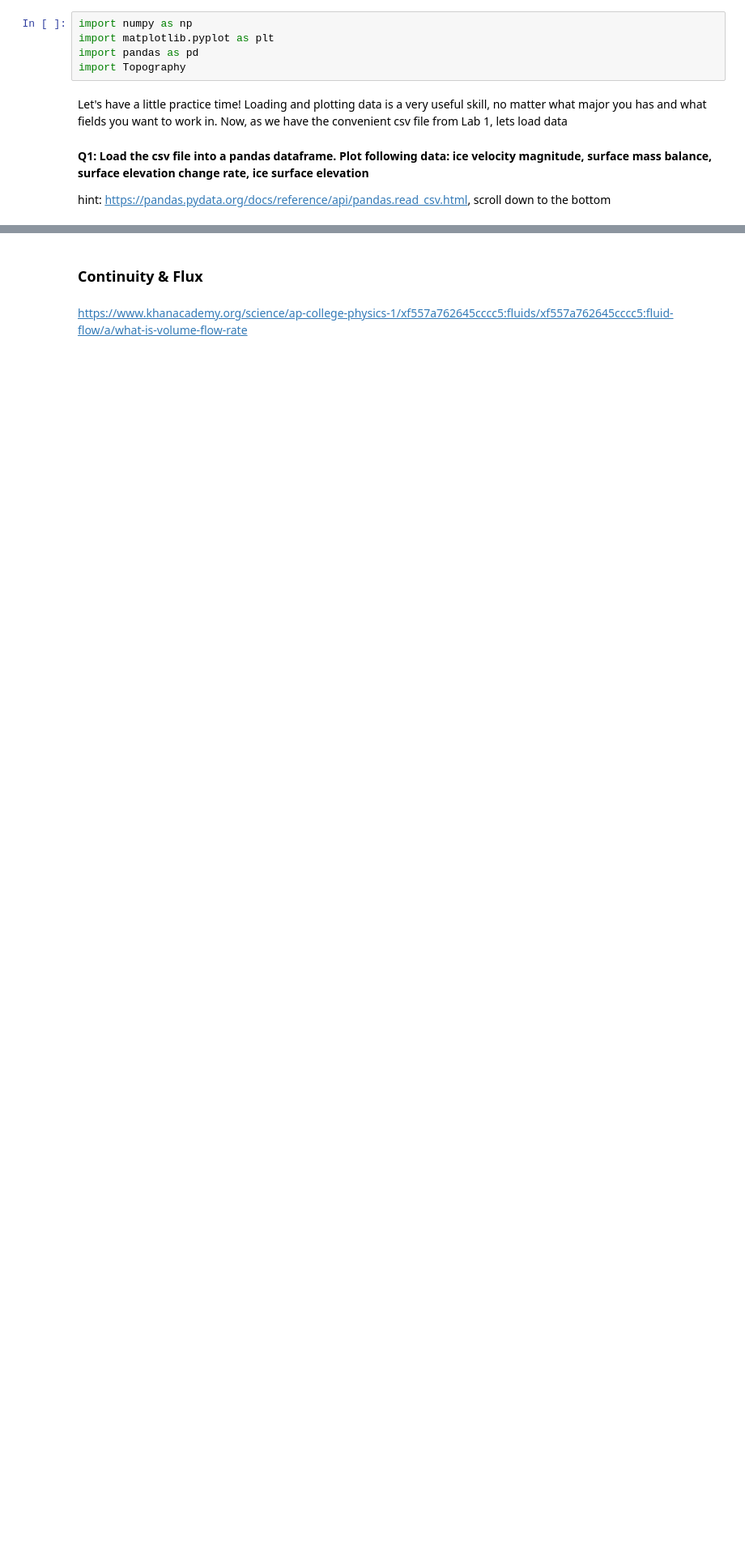
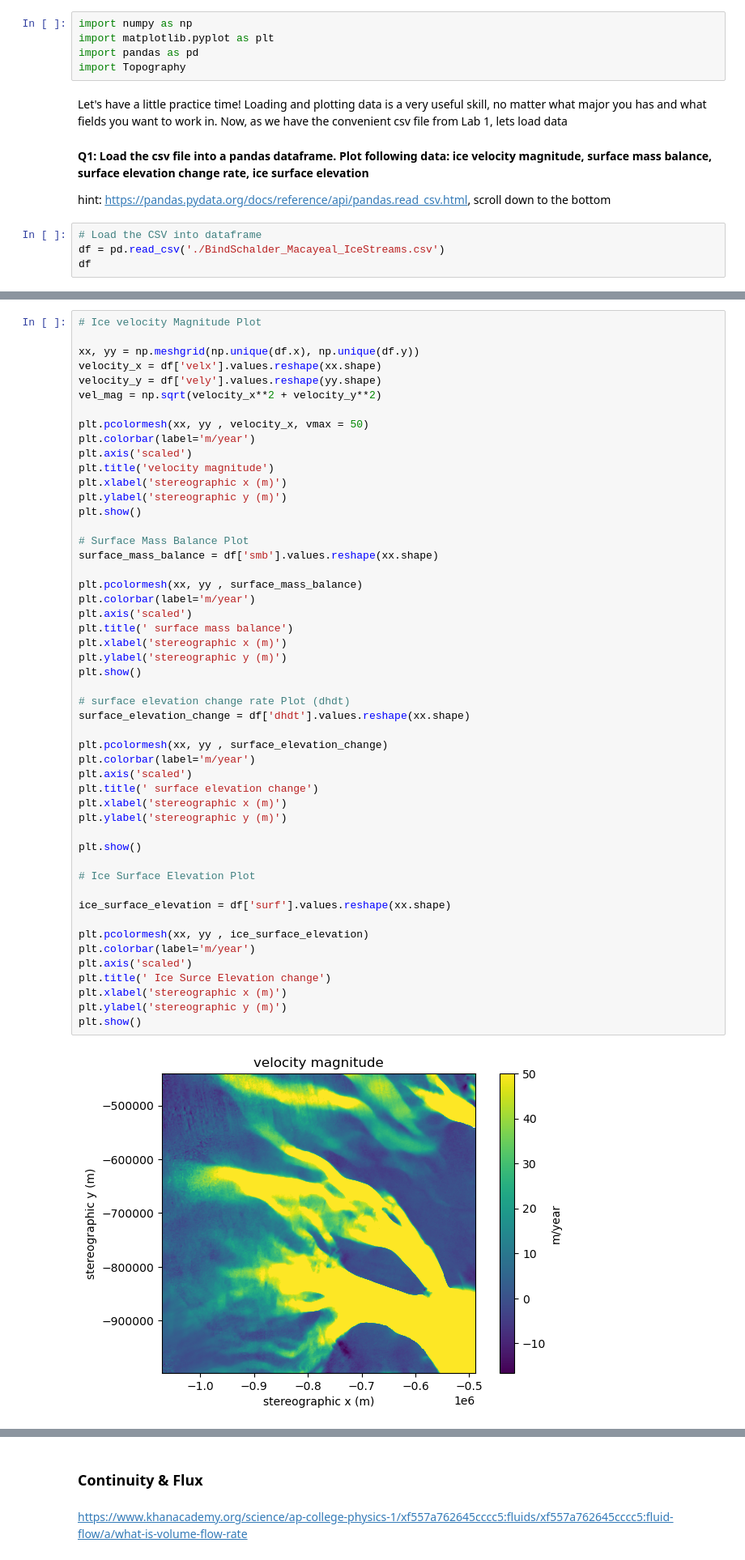
Before and after one commit to tylerrleee/MonteCarloMarkovChain, a Jupyter notebook: Lab2_IceFluxDivergence.ipynb, the cells around one changed output, grey strips where cells are left out. Shown at 81% size. Cells and saved outputs as stored; diff of their text form; blank space fills up the shorter version.

```diff
--- a/Lab2_IceFluxDivergence.ipynb
+++ b/Lab2_IceFluxDivergence.ipynb
@@ -13,3 +13,7 @@ Let's have a little practice time! Loading and plotting data is a very useful sk
 __Q1: Load the csv file into a pandas dataframe. Plot following data: ice velocity magnitude, surface mass balance, surface elevation change rate, ice surface elevation__
 
 hint: https://pandas.pydata.org/docs/reference/api/pandas.read_csv.html, scroll down to the bottom
+# %%
+# Load the CSV into dataframe
+df = pd.read_csv('./BindSchalder_Macayeal_IceStreams.csv')
+df
@@ -15,0 +34,52 @@ hint: https://pandas.pydata.org/docs/reference/api/pandas.read_csv.html, scroll
+# %%
+# Ice velocity Magnitude Plot
+
+xx, yy = np.meshgrid(np.unique(df.x), np.unique(df.y))
+velocity_x = df['velx'].values.reshape(xx.shape)
+velocity_y = df['vely'].values.reshape(yy.shape)
+vel_mag = np.sqrt(velocity_x**2 + velocity_y**2)
+
+plt.pcolormesh(xx, yy , velocity_x, vmax = 50)
+plt.colorbar(label='m/year')
+plt.axis('scaled')
+plt.title('velocity magnitude')
+plt.xlabel('stereographic x (m)')
+plt.ylabel('stereographic y (m)')
+plt.show()
+
+# Surface Mass Balance Plot
+surface_mass_balance = df['smb'].values.reshape(xx.shape)
+
+plt.pcolormesh(xx, yy , surface_mass_balance)
+plt.colorbar(label='m/year')
+plt.axis('scaled')
+plt.title(' surface mass balance')
+plt.xlabel('stereographic x (m)')
+plt.ylabel('stereographic y (m)')
+plt.show()
+
+# surface elevation change rate Plot (dhdt)
+surface_elevation_change = df['dhdt'].values.reshape(xx.shape)
+
+plt.pcolormesh(xx, yy , surface_elevation_change)
+plt.colorbar(label='m/year')
+plt.axis('scaled')
+plt.title(' surface elevation change')
+plt.xlabel('stereographic x (m)')
+plt.ylabel('stereographic y (m)')
+
+plt.show()
+
+# Ice Surface Elevation Plot
+
+ice_surface_elevation = df['surf'].values.reshape(xx.shape)
+
+plt.pcolormesh(xx, yy , ice_surface_elevation)
+plt.colorbar(label='m/year')
+plt.axis('scaled')
+plt.title(' Ice Surce Elevation change')
+plt.xlabel('stereographic x (m)')
+plt.ylabel('stereographic y (m)')
+plt.show()
+# %% [output]
+[figure, added]
```
Also changed, not shown: parts of 16 cells of this notebook, 1 other file.
